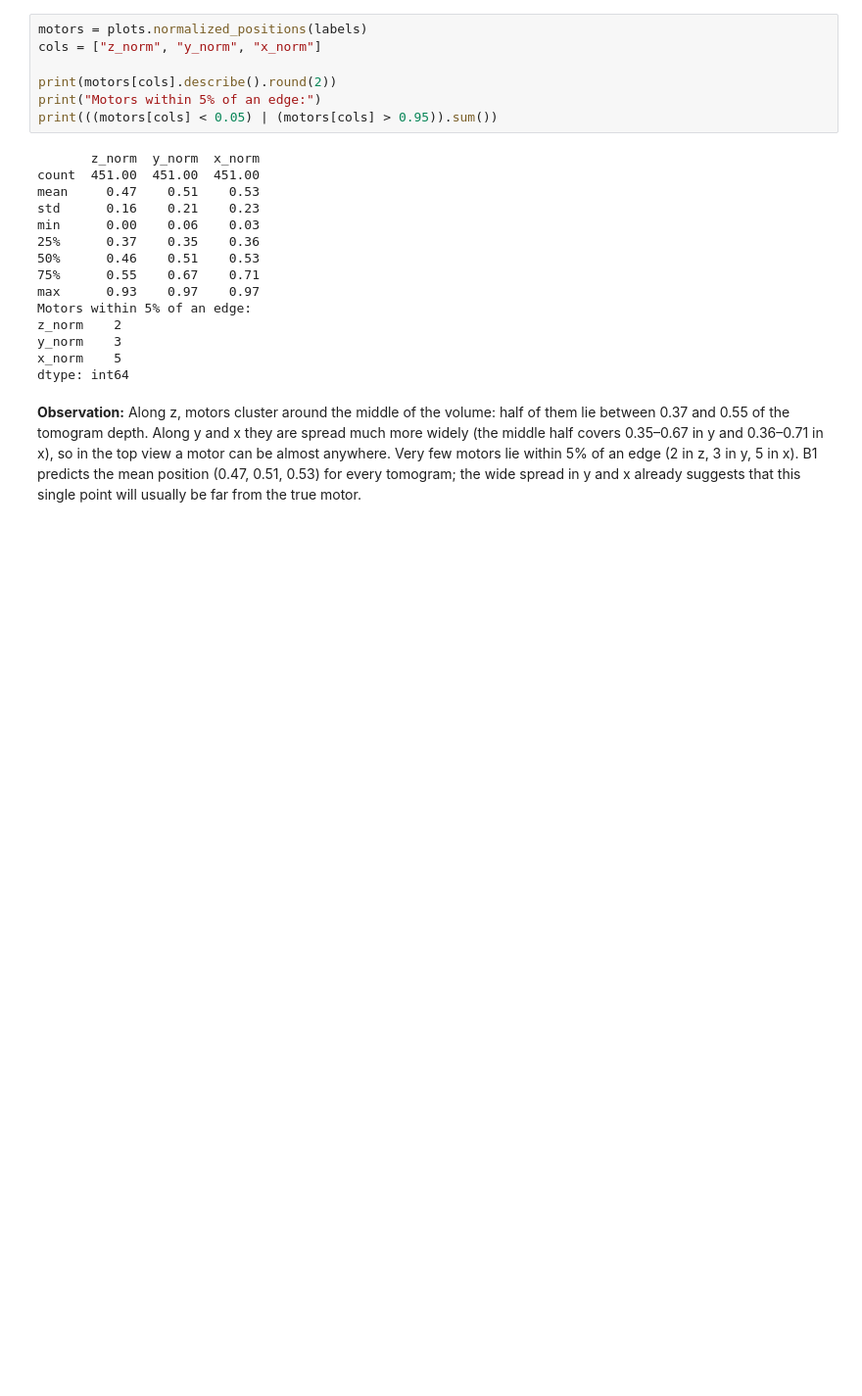
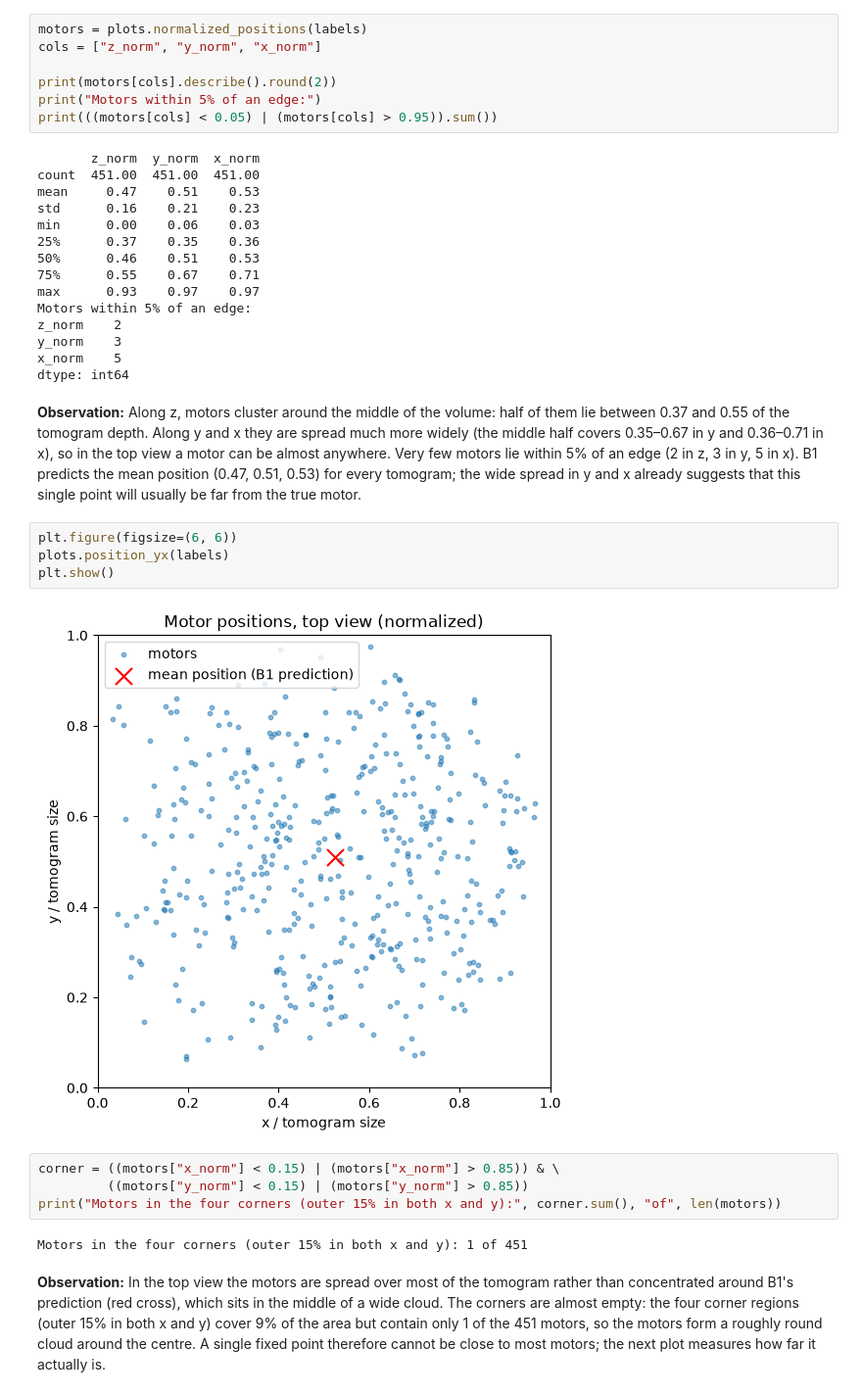
Before and after one commit to ceng313-2026/GROUP10_CENG313, a Jupyter notebook: notebooks/drafts/kaan_eda.ipynb, the cells around one changed output. Shown at 98% size. Saved outputs shown, nothing was run; the diff lists cells and outputs as text; blank space fills up the shorter version.

Commit message:
eda: top view of motor positions

```diff
--- a/notebooks/drafts/kaan_eda.ipynb
+++ b/notebooks/drafts/kaan_eda.ipynb
@@ -186,3 +186,17 @@ x_norm    5
 dtype: int64
 # %% [markdown]
 **Observation:** Along z, motors cluster around the middle of the volume: half of them lie between 0.37 and 0.55 of the tomogram depth. Along y and x they are spread much more widely (the middle half covers 0.35–0.67 in y and 0.36–0.71 in x), so in the top view a motor can be almost anywhere. Very few motors lie within 5% of an edge (2 in z, 3 in y, 5 in x). B1 predicts the mean position (0.47, 0.51, 0.53) for every tomogram; the wide spread in y and x already suggests that this single point will usually be far from the true motor.
+# %%
+plt.figure(figsize=(6, 6))
+plots.position_yx(labels)
+plt.show()
+# %% [output]
+[figure, added]
+# %%
+corner = ((motors["x_norm"] < 0.15) | (motors["x_norm"] > 0.85)) & \
+         ((motors["y_norm"] < 0.15) | (motors["y_norm"] > 0.85))
+print("Motors in the four corners (outer 15% in both x and y):", corner.sum(), "of", len(motors))
+# %% [output]
+Motors in the four corners (outer 15% in both x and y): 1 of 451
+# %% [markdown]
+**Observation:** In the top view the motors are spread over most of the tomogram rather than concentrated around B1's prediction (red cross), which sits in the middle of a wide cloud. The corners are almost empty: the four corner regions (outer 15% in both x and y) cover 9% of the area but contain only 1 of the 451 motors, so the motors form a roughly round cloud around the centre. A single fixed point therefore cannot be close to most motors; the next plot measures how far it actually is.
```
Also changed, not shown: 1 other file.
